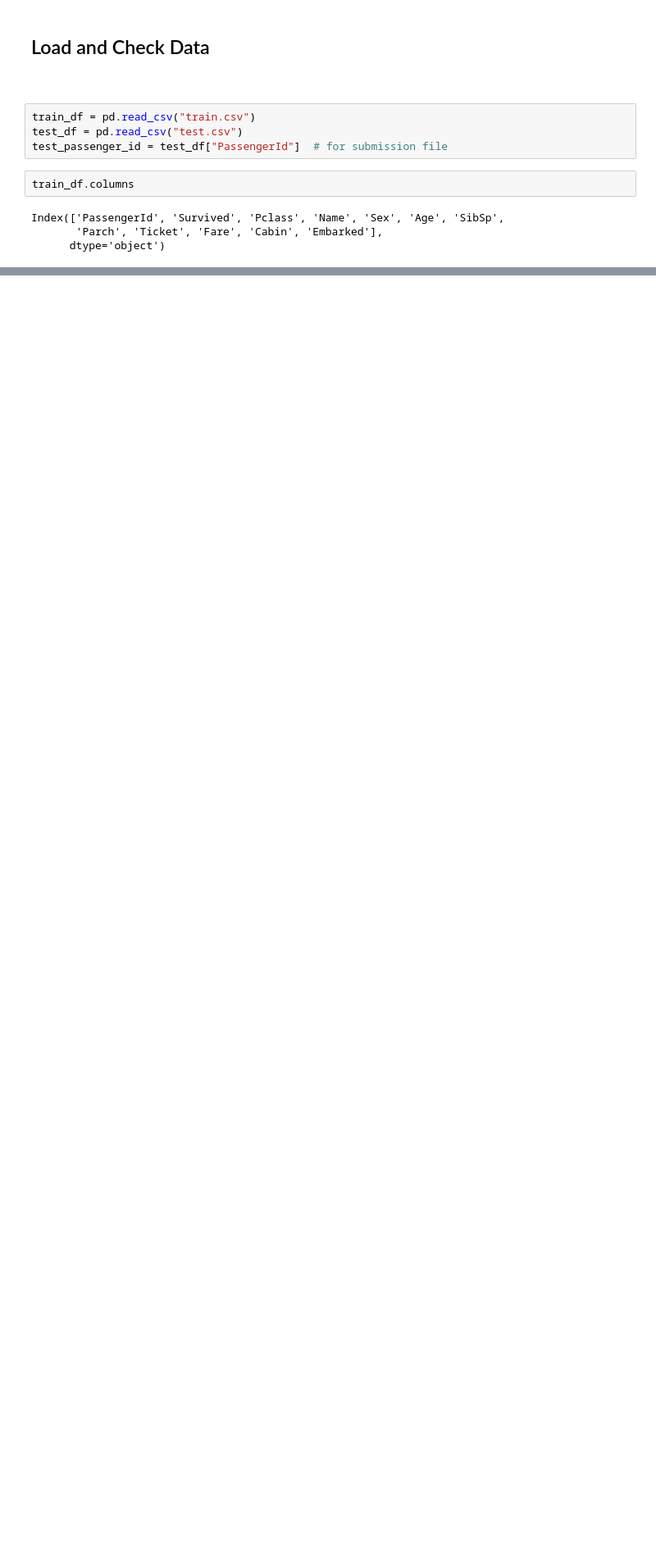
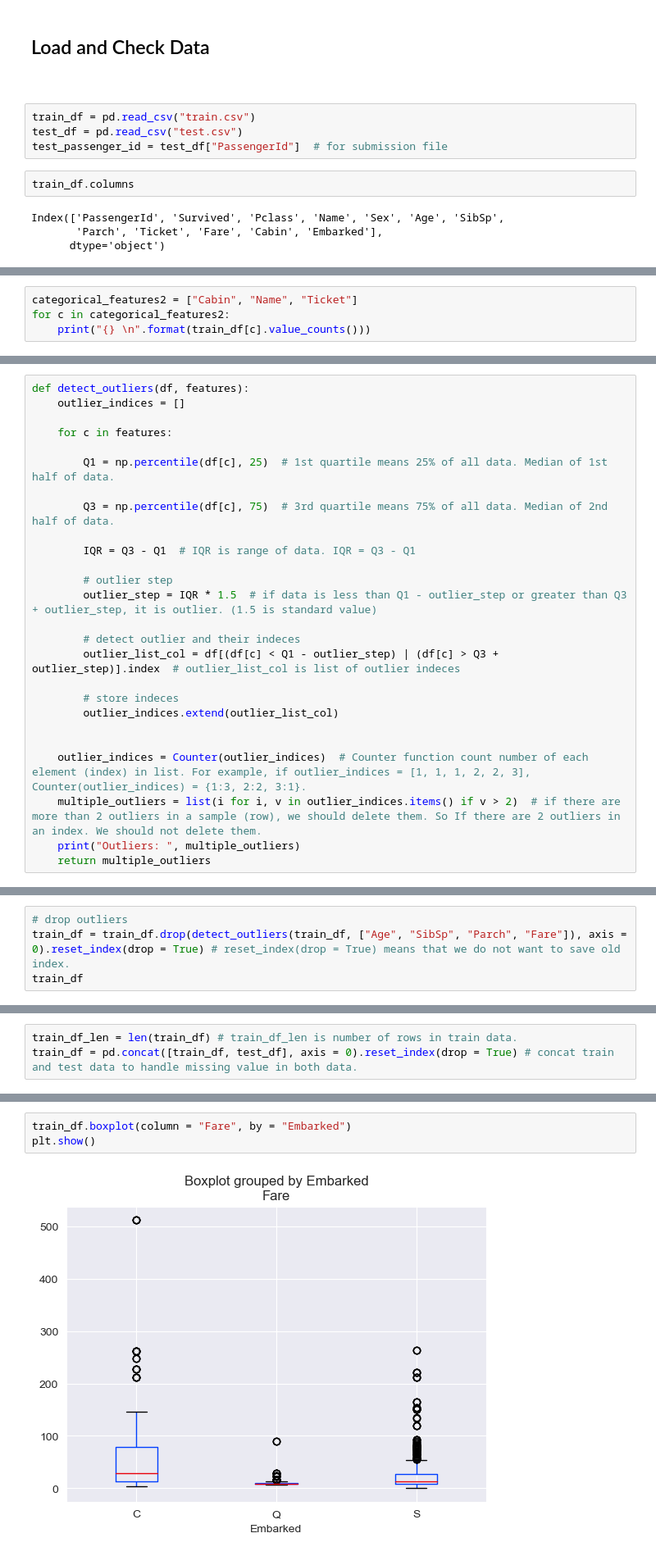
Before and after one commit to yasinsametkaraca/titanic-eda-prediction, a Jupyter notebook: titanic-predicton-exploratory-data-analysis-eda.ipynb, the cells around one changed output, grey strips where cells are left out. Shown at 82% size. Drawn from its saved outputs; the diff is of its cells as text; blank space fills up the shorter version.

```diff
--- a/titanic-predicton-exploratory-data-analysis-eda.ipynb
+++ b/titanic-predicton-exploratory-data-analysis-eda.ipynb
@@ -82,0 +228,4 @@ Index(['PassengerId', 'Survived', 'Pclass', 'Name', 'Sex', 'Age', 'SibSp',
+# %%
+categorical_features2 = ["Cabin", "Name", "Ticket"]
+for c in categorical_features2:
+    print("{} \n".format(train_df[c].value_counts()))
@@ -82,0 +339,26 @@ Index(['PassengerId', 'Survived', 'Pclass', 'Name', 'Sex', 'Age', 'SibSp',
+# %%
+def detect_outliers(df, features):
+    outlier_indices = []
+
+    for c in features:
+
+        Q1 = np.percentile(df[c], 25)  # 1st quartile means 25% of all data. Median of 1st half of data.
+
+        Q3 = np.percentile(df[c], 75)  # 3rd quartile means 75% of all data. Median of 2nd half of data.
+
+        IQR = Q3 - Q1  # IQR is range of data. IQR = Q3 - Q1
+
+        # outlier step
+        outlier_step = IQR * 1.5  # if data is less than Q1 - outlier_step or greater than Q3 + outlier_step, it is outlier. (1.5 is standard value)
+
+        # detect outlier and their indeces
+        outlier_list_col = df[(df[c] < Q1 - outlier_step) | (df[c] > Q3 + outlier_step)].index  # outlier_list_col is list of outlier indeces
+
+        # store indeces
+        outlier_indices.extend(outlier_list_col)
+
+
+    outlier_indices = Counter(outlier_indices)  # Counter function count number of each element (index) in list. For example, if outlier_indices = [1, 1, 1, 2, 2, 3], Counter(outlier_indices) = {1:3, 2:2, 3:1}.
+    multiple_outliers = list(i for i, v in outlier_indices.items() if v > 2)  # if there are more than 2 outliers in a sample (row), we should delete them. So If there are 2 outliers in an index. We should not delete them.
+    print("Outliers: ", multiple_outliers)
+    return multiple_outliers
@@ -82,0 +380,4 @@ Index(['PassengerId', 'Survived', 'Pclass', 'Name', 'Sex', 'Age', 'SibSp',
+# %%
+# drop outliers
+train_df = train_df.drop(detect_outliers(train_df, ["Age", "SibSp", "Parch", "Fare"]), axis = 0).reset_index(drop = True) # reset_index(drop = True) means that we do not want to save old index.
+train_df
@@ -82,0 +403,3 @@ Index(['PassengerId', 'Survived', 'Pclass', 'Name', 'Sex', 'Age', 'SibSp',
+# %%
+train_df_len = len(train_df) # train_df_len is number of rows in train data.
+train_df = pd.concat([train_df, test_df], axis = 0).reset_index(drop = True) # concat train and test data to handle missing value in both data.
@@ -82,0 +452,5 @@ Index(['PassengerId', 'Survived', 'Pclass', 'Name', 'Sex', 'Age', 'SibSp',
+# %%
+train_df.boxplot(column = "Fare", by = "Embarked")
+plt.show()
+# %% [output]
+[figure, added]
```
Also changed, not shown: parts of 70 cells of this notebook.
